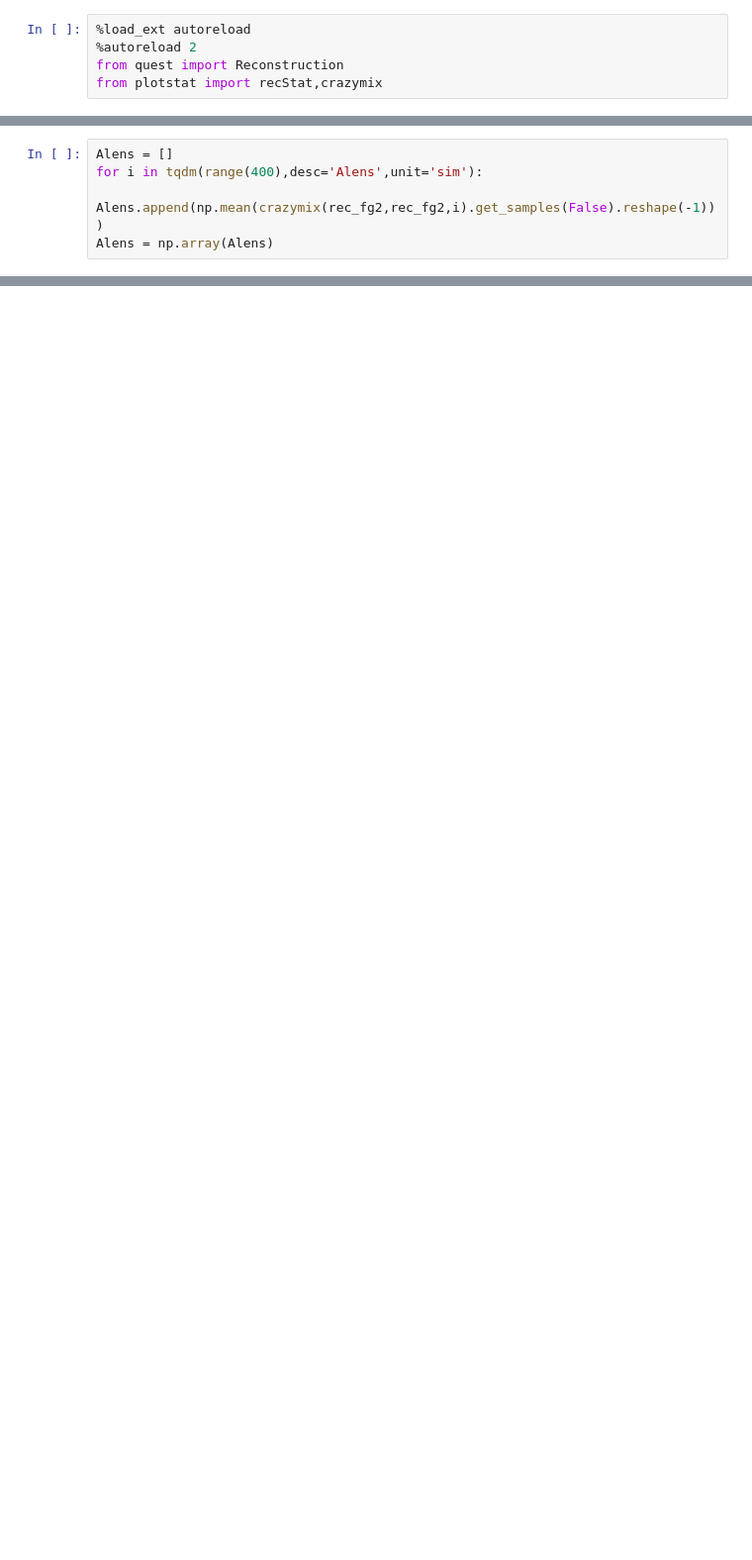
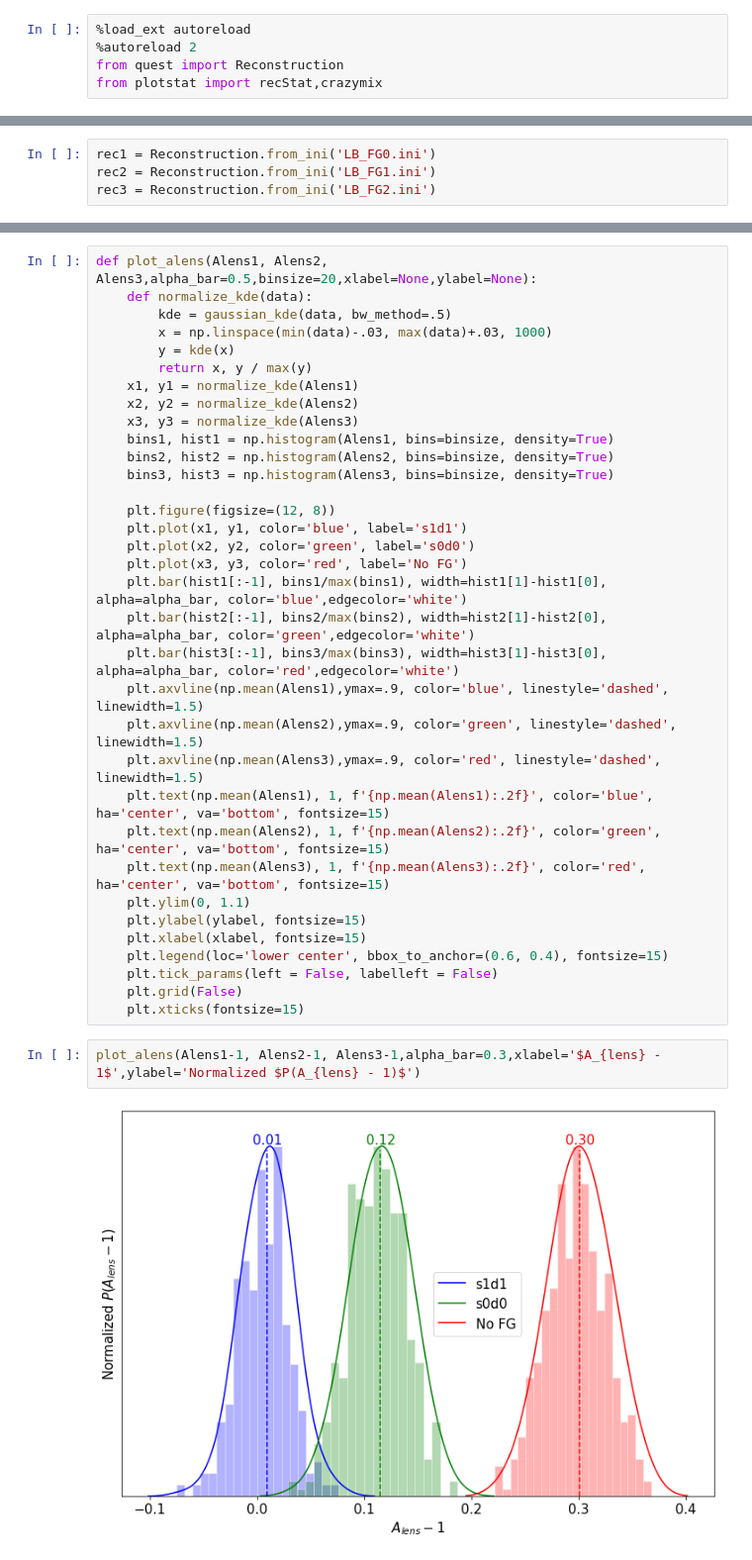
Before and after one commit to antolonappan/dell, a Jupyter notebook: Notebooks/alens_mismatch.ipynb, the cells around one changed output, grey strips where cells are left out. Shown at 99% size. Saved outputs shown, nothing was run; the diff lists cells and outputs as text; blank space fills up the shorter version.

Commit message:
mismatch alens
Signed-off-by: Anto Idicherian Lonappan <antolonappan@icloud.com>

```diff
--- a/Notebooks/alens_mismatch.ipynb
+++ b/Notebooks/alens_mismatch.ipynb
@@ -39,5 +18,0 @@ print(np.mean(arr),np.std(arr))
-# %%
-Alens = []
-for i in tqdm(range(400),desc='Alens',unit='sim'):
-    Alens.append(np.mean(crazymix(rec_fg2,rec_fg2,i).get_samples(False).reshape(-1)))
-Alens = np.array(Alens)
@@ -64,0 +19,4 @@ np.std(Alens)
+# %%
+rec1 = Reconstruction.from_ini('LB_FG0.ini')
+rec2 = Reconstruction.from_ini('LB_FG1.ini')
+rec3 = Reconstruction.from_ini('LB_FG2.ini')
@@ -64,0 +50,38 @@ np.std(Alens)
+# %%
+def plot_alens(Alens1, Alens2, Alens3,alpha_bar=0.5,binsize=20,xlabel=None,ylabel=None):
+    def normalize_kde(data):
+        kde = gaussian_kde(data, bw_method=.5)
+        x = np.linspace(min(data)-.03, max(data)+.03, 1000)
+        y = kde(x)
+        return x, y / max(y)
+    x1, y1 = normalize_kde(Alens1)
+    x2, y2 = normalize_kde(Alens2)
+    x3, y3 = normalize_kde(Alens3)
+    bins1, hist1 = np.histogram(Alens1, bins=binsize, density=True)
+    bins2, hist2 = np.histogram(Alens2, bins=binsize, density=True)
+    bins3, hist3 = np.histogram(Alens3, bins=binsize, density=True)
+
+    plt.figure(figsize=(12, 8))
+    plt.plot(x1, y1, color='blue', label='s1d1')
+    plt.plot(x2, y2, color='green', label='s0d0')
+    plt.plot(x3, y3, color='red', label='No FG')
+    plt.bar(hist1[:-1], bins1/max(bins1), width=hist1[1]-hist1[0], alpha=alpha_bar, color='blue',edgecolor='white')
+    plt.bar(hist2[:-1], bins2/max(bins2), width=hist2[1]-hist2[0], alpha=alpha_bar, color='green',edgecolor='white')
+    plt.bar(hist3[:-1], bins3/max(bins3), width=hist3[1]-hist3[0], alpha=alpha_bar, color='red',edgecolor='white')
+    plt.axvline(np.mean(Alens1),ymax=.9, color='blue', linestyle='dashed', linewidth=1.5)
+    plt.axvline(np.mean(Alens2),ymax=.9, color='green', linestyle='dashed', linewidth=1.5)
+    plt.axvline(np.mean(Alens3),ymax=.9, color='red', linestyle='dashed', linewidth=1.5)
+    plt.text(np.mean(Alens1), 1, f'{np.mean(Alens1):.2f}', color='blue', ha='center', va='bottom', fontsize=15)
+    plt.text(np.mean(Alens2), 1, f'{np.mean(Alens2):.2f}', color='green', ha='center', va='bottom', fontsize=15)
+    plt.text(np.mean(Alens3), 1, f'{np.mean(Alens3):.2f}', color='red', ha='center', va='bottom', fontsize=15)
+    plt.ylim(0, 1.1)
+    plt.ylabel(ylabel, fontsize=15)
+    plt.xlabel(xlabel, fontsize=15)
+    plt.legend(loc='lower center', bbox_to_anchor=(0.6, 0.4), fontsize=15)
+    plt.tick_params(left = False, labelleft = False)
+    plt.grid(False)
+    plt.xticks(fontsize=15)
+# %%
+plot_alens(Alens1-1, Alens2-1, Alens3-1,alpha_bar=0.3,xlabel='$A_{lens} - 1$',ylabel='Normalized $P(A_{lens} - 1)$')
+# %% [output]
+[figure, added]
```
Also changed, not shown: parts of 13 cells of this notebook, 2 other files.
